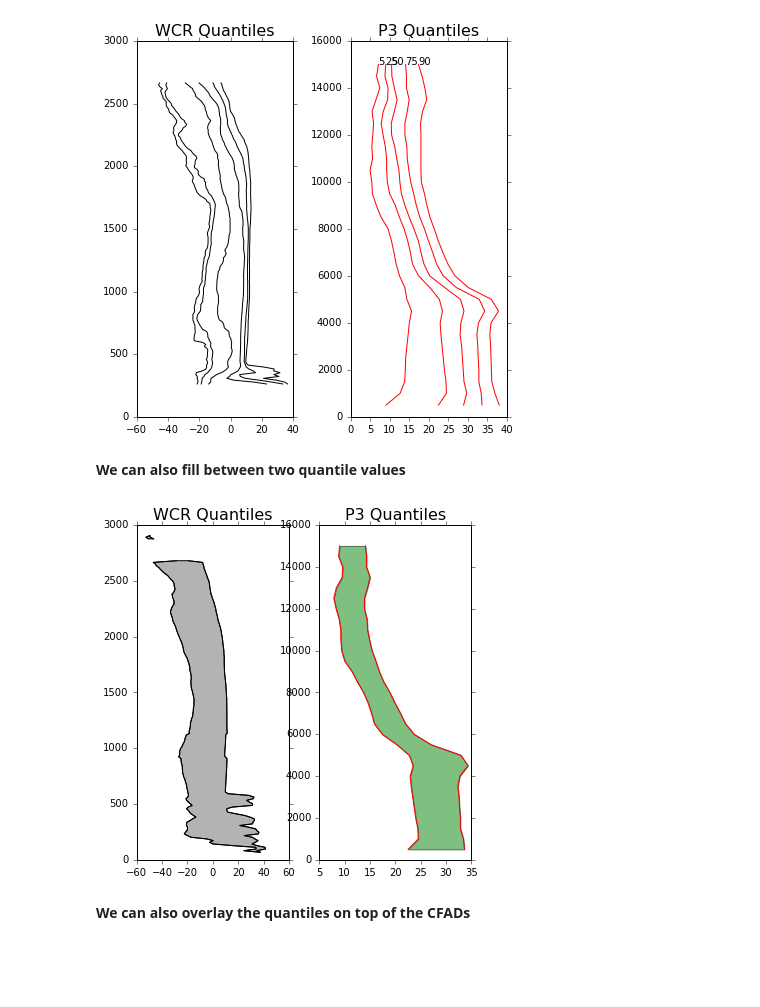
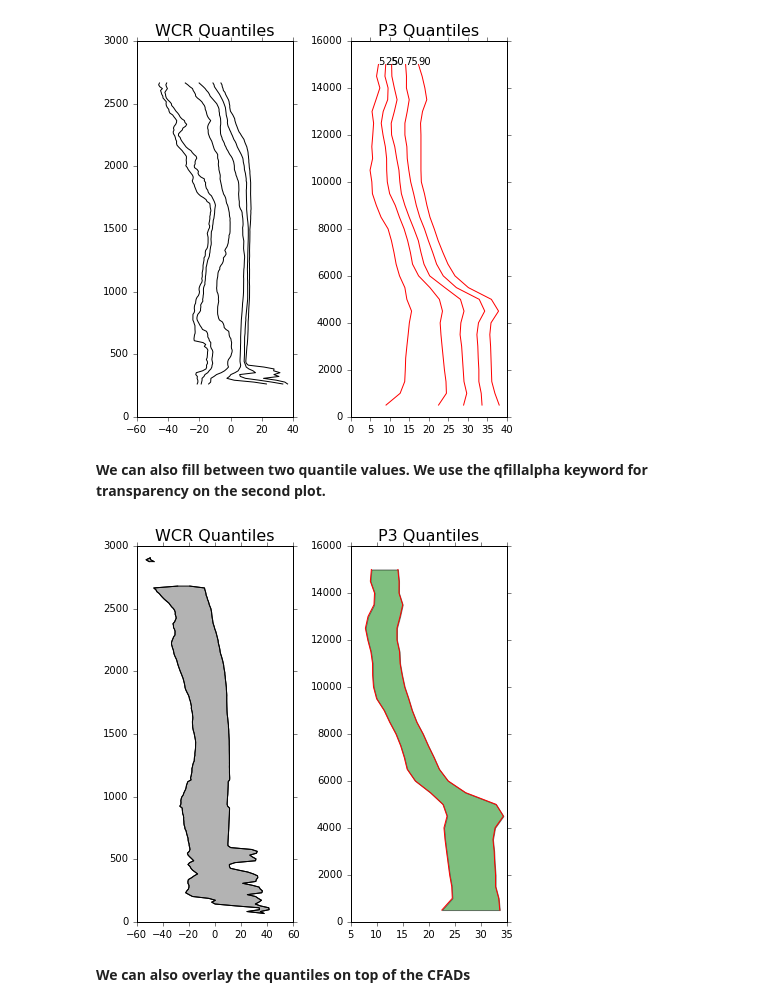
Before and after one commit to nguy/AWOT, a Jupyter notebook: examples/awot_cfad_demo.ipynb, the cells around one changed output. Saved outputs shown, nothing was run; the diff lists cells and outputs as text; code cells hidden in the pictures; blank space fills up the shorter version.

```diff
--- a/examples/awot_cfad_demo.ipynb
+++ b/examples/awot_cfad_demo.ipynb
@@ -187,32 +195,32 @@ figC.tight_layout()
 Check the NumPy 1.11 release notes for more information.
 [figure]
 # %% [markdown]
-<b>We can also fill between two quantile values</b>
+<b>We can also fill between two quantile values. We use the qfillalpha keyword for transparency on the second plot.</b>
 # %%
-igC, (axq1, axq2) = plt.subplots(1, 2, figsize=(6,6))
+figC, (axq1, axq2) = plt.subplots(1, 2, figsize=(6,6))
 
 fqwcr = wcrut.fill_between_quantiles('reflectivity', quantiles=[10, 25, 50, 75, 90],
                                 height_axis=1,
                                 qcolor='k', qfillcolor='.7',
 #                                qmask_above_height=2750., qmask_below_height=250.,
                                 x_min=None, x_max=None, y_min=None, y_max=None,
                                 xlab=None, xlabFontSize=None, xpad=None,
                                 ylab=None, ylabFontSize=None, ypad=None,
                                 title="WCR Quantiles", titleFontSize=None,
                                 setup_axes=True, ax=axq1)
 
 fqp3 = p3ut.fill_between_quantiles('reflectivity', quantiles=[25, 75],
                               height_axis=0,
                               qcolor='r', qfillcolor='g', qfillalpha=0.5,
                               x_min=None, x_max=None,
                               y_min=None, y_max=None,
                               xlab=None, xlabFontSize=None, xpad=None,
                               ylab=None, ylabFontSize=None, ypad=None,
                               title="P3 Quantiles", titleFontSize=None,
                               setup_axes=True, ax=axq2)
 figC.tight_layout()
 # %% [output]
-[figure, old version]
+[figure, new version]
 # %% [markdown]
 <b>We can also overlay the quantiles on top of the CFADs</b>
 # %%
```
Also changed, not shown: parts of 10 cells of this notebook, 1 other file.
